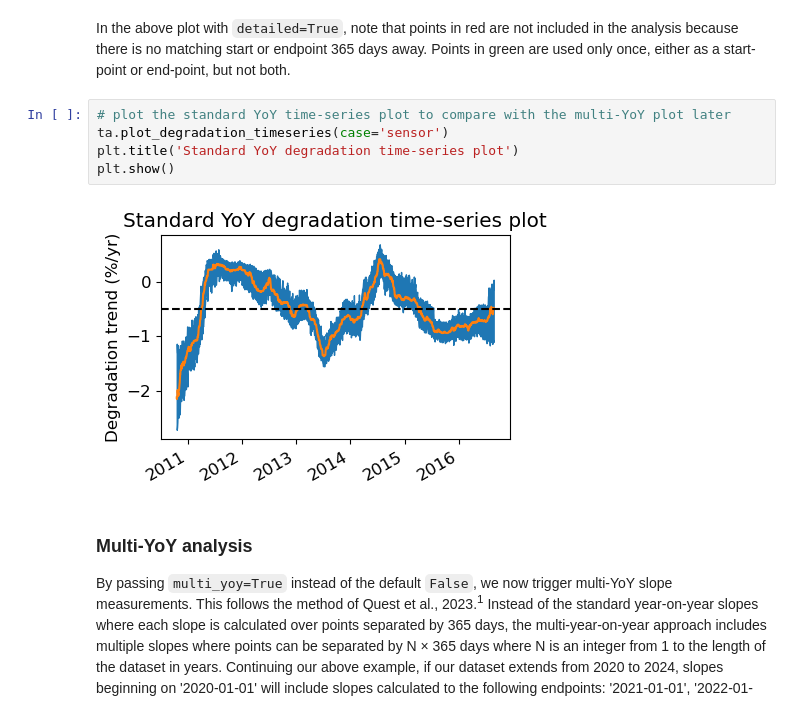
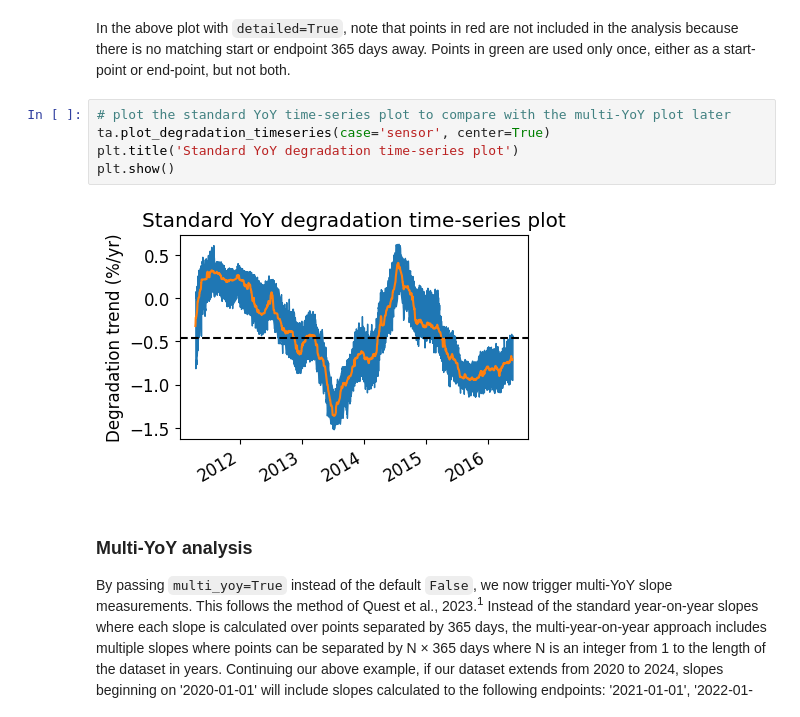
Before and after one commit to NatLabRockies/rdtools, a Jupyter notebook: docs/Multi-year_on_year_example.ipynb, the cells around one changed output. Saved outputs shown, nothing was run; the diff lists cells and outputs as text.

Commit message:
Update notebooks to include `center=True`

```diff
--- a/docs/Multi-year_on_year_example.ipynb
+++ b/docs/Multi-year_on_year_example.ipynb
@@ -139,11 +139,11 @@ plt.show()
 In the above plot with `detailed=True`, note that points in red are not included in the analysis because there is no matching start or endpoint 365 days away. Points in green are used only once, either as a start-point or end-point, but not both.
 # %%
 # plot the standard YoY time-series plot to compare with the multi-YoY plot later
-ta.plot_degradation_timeseries(case='sensor')
+ta.plot_degradation_timeseries(case='sensor', center=True)
 plt.title('Standard YoY degradation time-series plot')
 plt.show()
 # %% [output]
-[figure, old version]
+[figure, new version]
 # %% [markdown]
 ### Multi-YoY analysis
 
```
Also changed, not shown: parts of 3 cells of this notebook.
